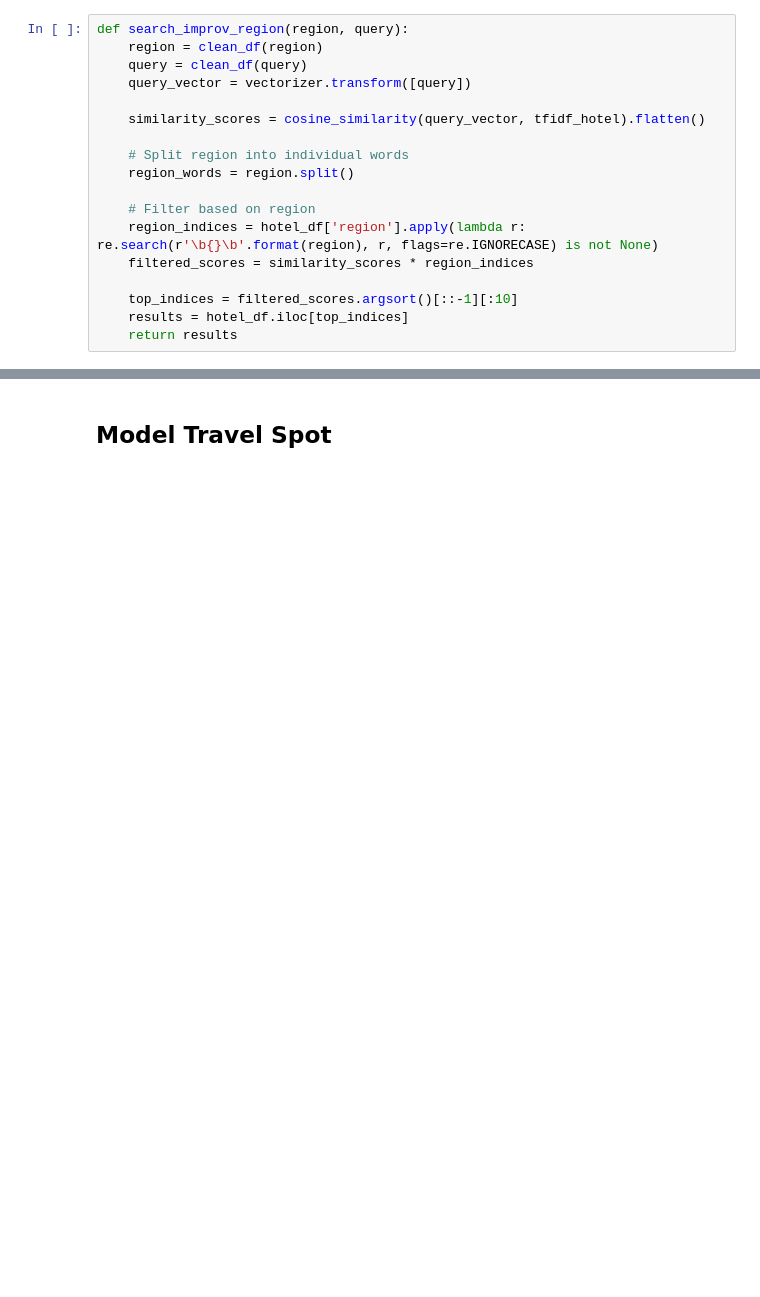
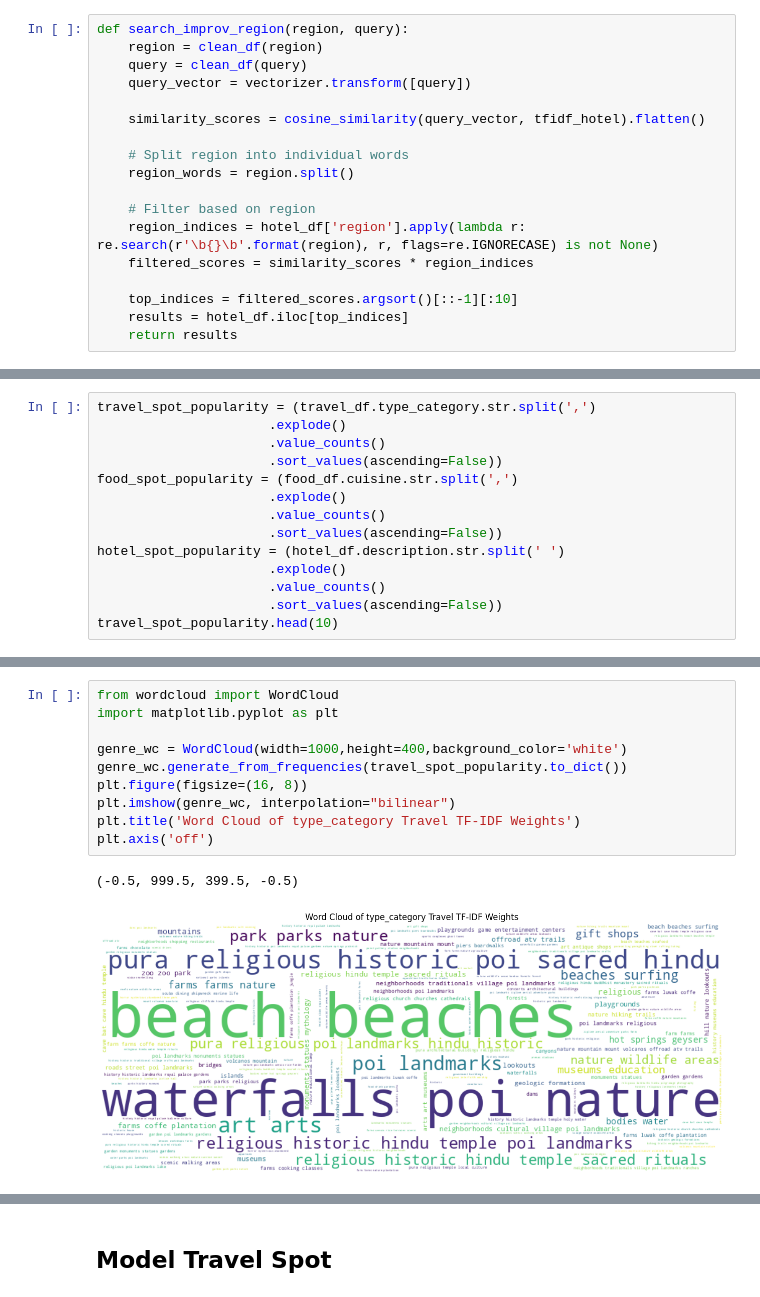
Before and after one commit to travelah/travelah-ml, a Jupyter notebook: Travelah_Model.ipynb, the cells around one changed output, grey strips where cells are left out. Drawn from its saved outputs; the diff is of its cells as text; blank space fills up the shorter version.

```diff
--- a/Travelah_Model.ipynb
+++ b/Travelah_Model.ipynb
@@ -816,0 +848,14 @@ display(widgets.VBox([region_input, place_input]), place_list)
+# %%
+travel_spot_popularity = (travel_df.type_category.str.split(',')
+                      .explode()
+                      .value_counts()
+                      .sort_values(ascending=False))
+food_spot_popularity = (food_df.cuisine.str.split(',')
+                      .explode()
+                      .value_counts()
+                      .sort_values(ascending=False))
+hotel_spot_popularity = (hotel_df.description.str.split(' ')
+                      .explode()
+                      .value_counts()
+                      .sort_values(ascending=False))
+travel_spot_popularity.head(10)
@@ -816,0 +874,13 @@ display(widgets.VBox([region_input, place_input]), place_list)
+# %%
+from wordcloud import WordCloud
+import matplotlib.pyplot as plt
+
+genre_wc = WordCloud(width=1000,height=400,background_color='white')
+genre_wc.generate_from_frequencies(travel_spot_popularity.to_dict())
+plt.figure(figsize=(16, 8))
+plt.imshow(genre_wc, interpolation="bilinear")
+plt.title('Word Cloud of type_category Travel TF-IDF Weights')
+plt.axis('off')
+# %% [output]
+(-0.5, 999.5, 399.5, -0.5)
+[figure, added]
```
Also changed, not shown: parts of 56 cells of this notebook.
